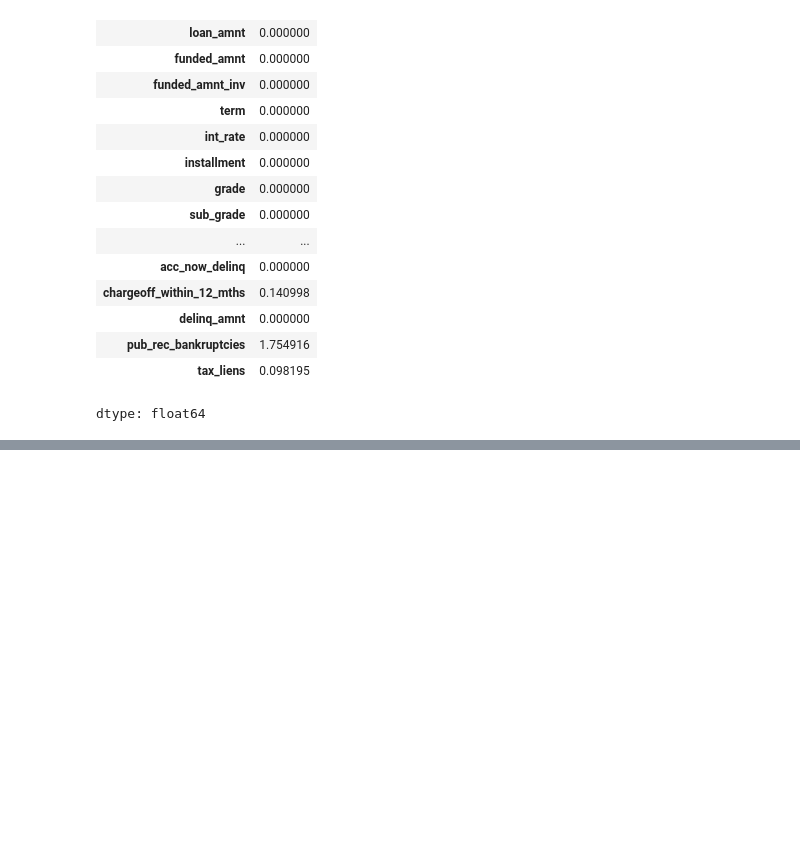
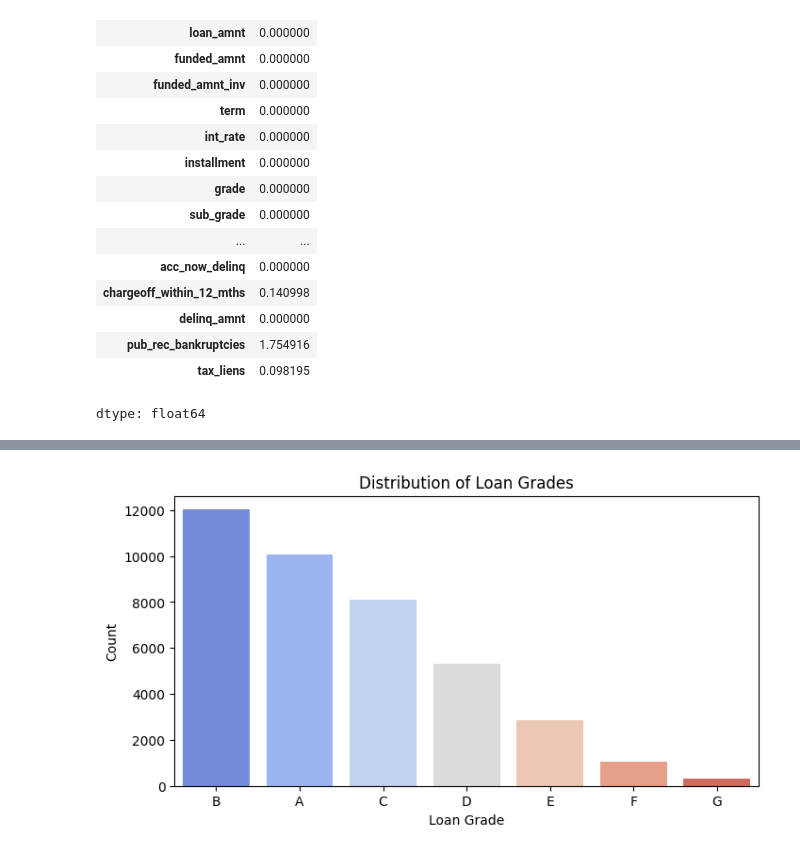
Before and after one commit to InsightByHarshit/Loan-Data-Analysis, a Jupyter notebook: Loan_Data.ipynb, the cells around one changed output, grey strips where cells are left out. Cells and saved outputs as stored; diff of their text form; code cells hidden in the pictures; blank space fills up the shorter version.

```diff
--- a/Loan_Data.ipynb
+++ b/Loan_Data.ipynb
@@ -430,0 +246,19 @@ plt.show()
+# %%
+# Count the occurrences of each grade
+grade_counts = new['grade'].value_counts()
+
+
+# Plot the bar graph
+plt.figure(figsize=(8, 4))
+sns.barplot(x=grade_counts.index, y=grade_counts.values, palette="coolwarm")
+
+# Customize the plot
+plt.title("Distribution of Loan Grades")
+plt.xlabel("Loan Grade")
+plt.ylabel("Count")
+
+
+# Show the plot
+plt.show()
+# %% [output]
+[figure, added]
```
Also changed, not shown: parts of 41 cells of this notebook.
